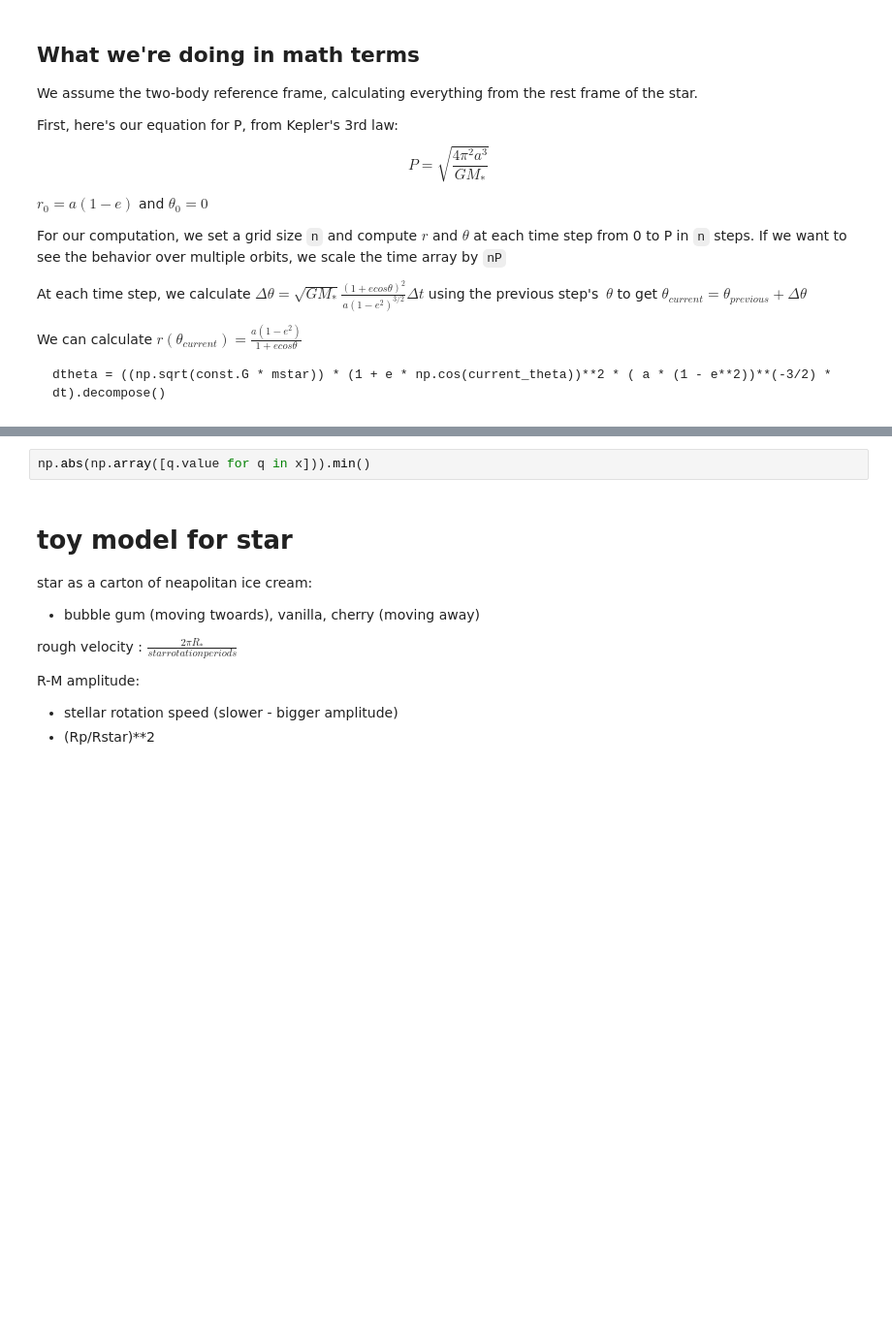
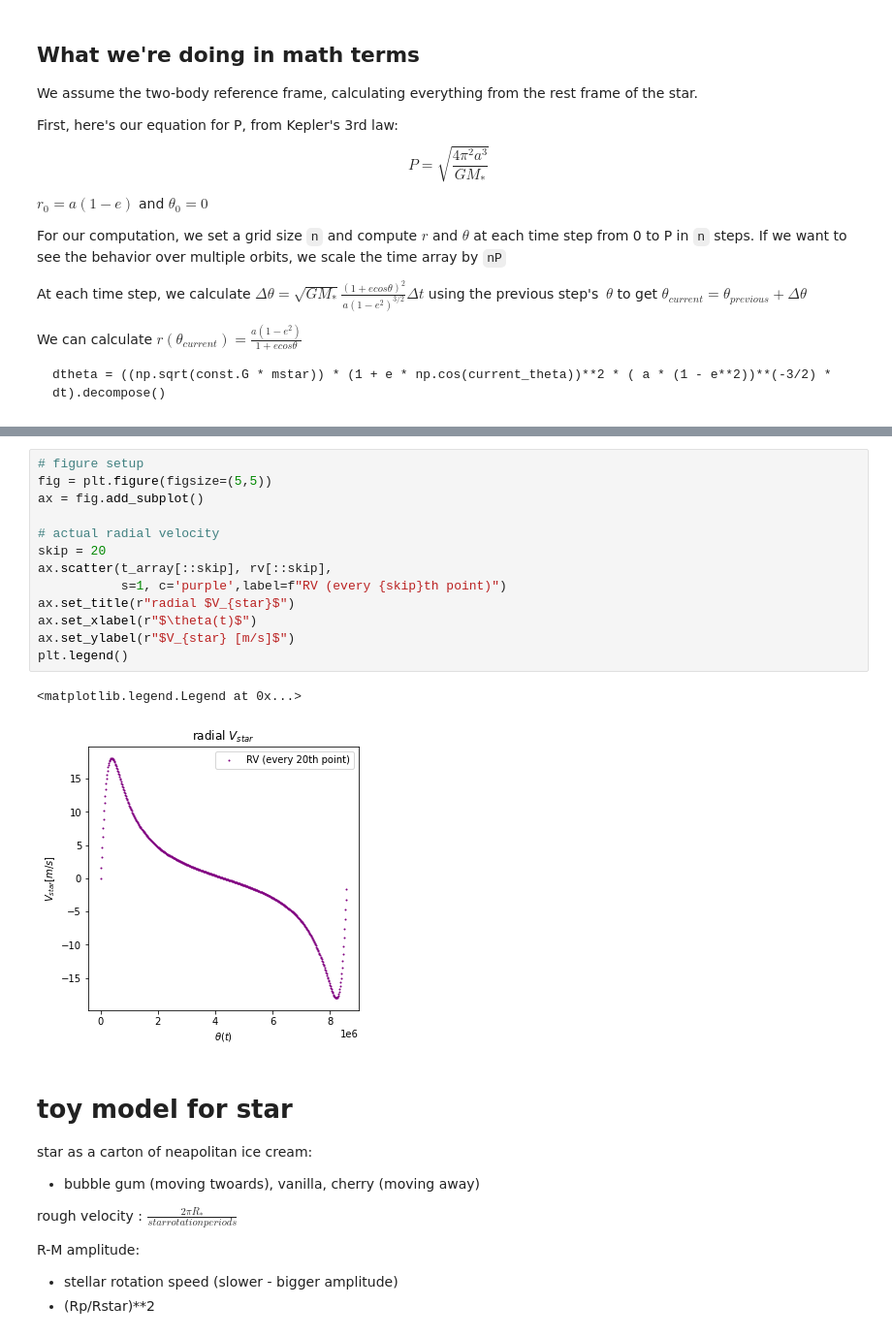
Before and after one commit to namagu/rossiter-mclaughlin-coaddventure, a Jupyter notebook: rv_from_scratch.ipynb, the cells around one changed output, grey strips where cells are left out. Shown at 97% size. Cells and saved outputs as stored; diff of their text form; blank space fills up the shorter version.

```diff
--- a/rv_from_scratch.ipynb
+++ b/rv_from_scratch.ipynb
@@ -373,5 +491,19 @@ ax1.set_ylabel(r"$V_{star} [m/s]$")
 # %%
-np.abs(np.array([q.value for q in x])).min()
+# figure setup
+fig = plt.figure(figsize=(5,5))
+ax = fig.add_subplot()
+
+# actual radial velocity
+skip = 20
+ax.scatter(t_array[::skip], rv[::skip],
+           s=1, c='purple',label=f"RV (every {skip}th point)")
+ax.set_title(r"radial $V_{star}$")
+ax.set_xlabel(r"$\theta(t)$")
+ax.set_ylabel(r"$V_{star} [m/s]$")
+plt.legend()
+# %% [output]
+<matplotlib.legend.Legend at 0x...>
+[figure, added]
 # %% [markdown]
 # toy model for star
 
```
Also changed, not shown: parts of 17 cells of this notebook.
